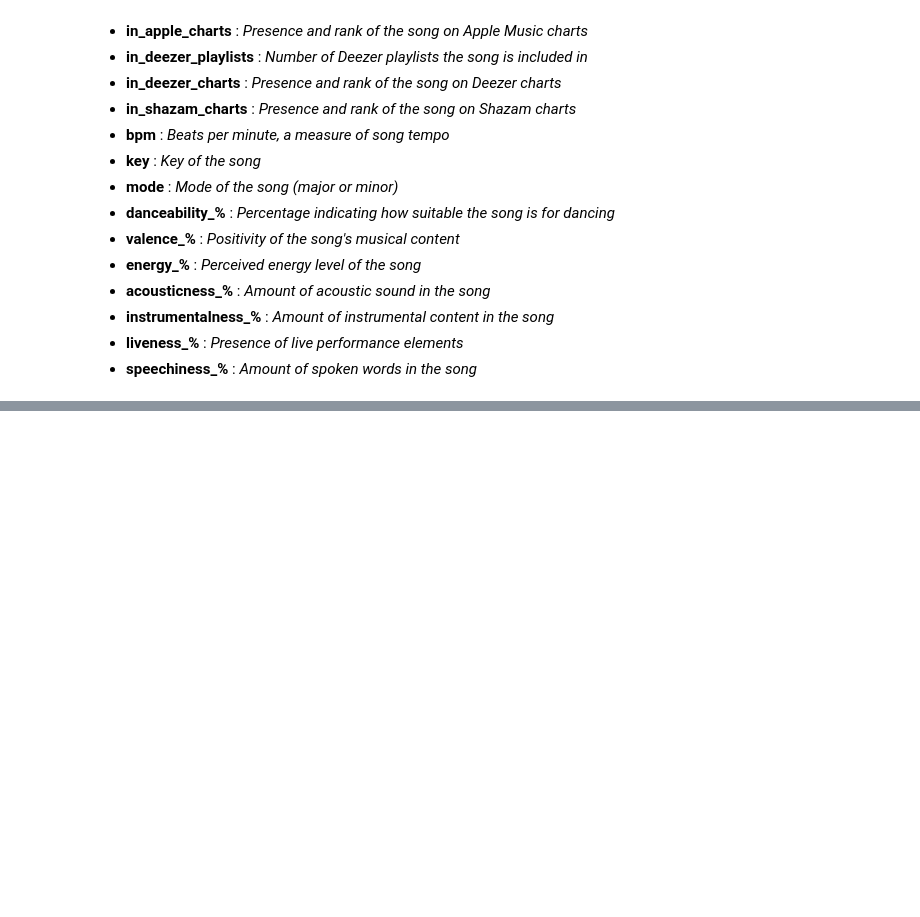
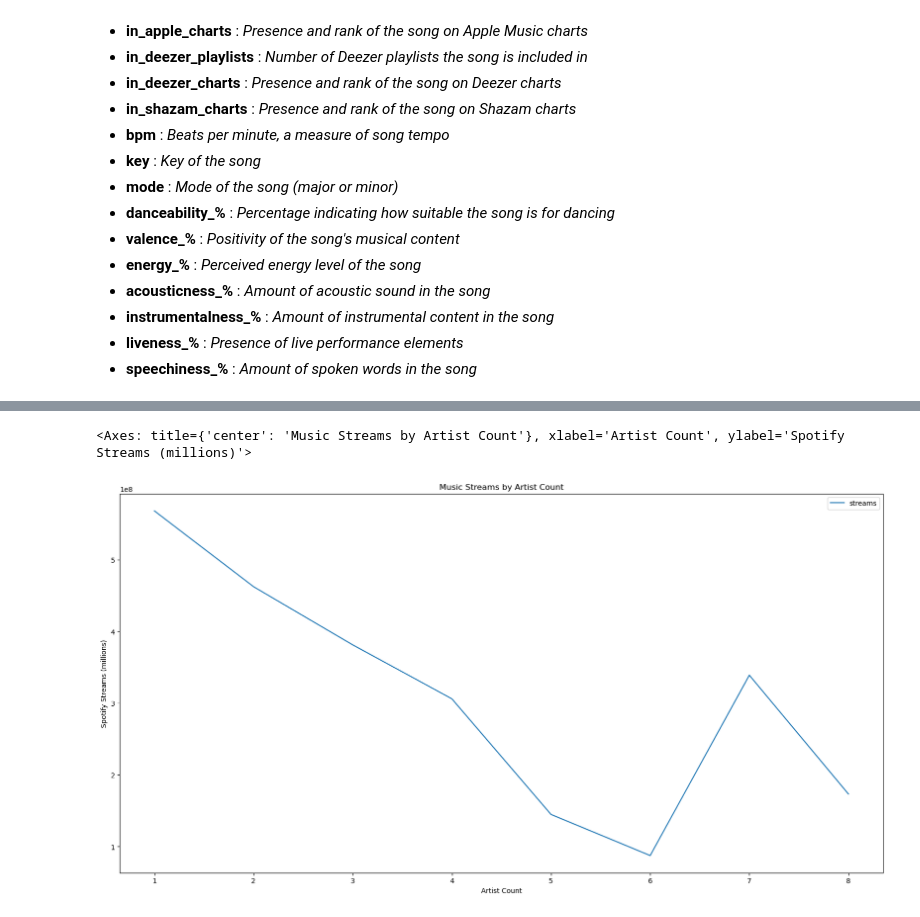
Before and after one commit to willablackmon/spotify_playlist_analysis, a Jupyter notebook: spotify_2023_data.ipynb, the cells around one changed output, grey strips where cells are left out. Saved outputs shown, nothing was run; the diff lists cells and outputs as text; code cells hidden in the pictures; blank space fills up the shorter version.

```diff
--- a/spotify_2023_data.ipynb
+++ b/spotify_2023_data.ipynb
@@ -130,0 +86,18 @@ None
+# %%
+#######################################
+# Convert three columns of objects to numeric:
+# errors='coerce' argument will replace all non-numeric values with NaN.)
+#######################################
+df_clean = df.copy()
+
+cols = ['streams','in_deezer_playlists','in_shazam_charts']
+df_clean[cols] = df_clean[cols].apply(pd.to_numeric, errors='coerce')
+# df_clean[cols] = pd.to_numeric(df_clean[cols],errors='coerce')
+
+###################################
+# Convert four columns of objects to strings:
+###################################
+str_cols = ['track_name','artist(s)_name','key','mode']
+df_clean[str_cols] = df_clean[str_cols].astype('string')
+
+display(df_clean.info())
@@ -130,0 +309,8 @@ None
+# %%
+# Edward A: DataFrame of artist_count and streams data grouped by artist_count
+
+#df_clean.info()
+#df_artists = df_clean[['artist_count', 'streams', 'in_spotify_playlists', 'in_spotify_charts', 'in_apple_playlists', 'in_apple_charts', 'in_deezer_playlists', 'in_deezer_charts', 'in_shazam_charts']]
+df_artists = df_clean[['artist_count', 'streams']]
+df_grouped_artists = df_artists.groupby(["artist_count"]).mean()
+df_grouped_artists
@@ -130,0 +328,7 @@ None
+# %%
+# Edward A: Plot the dataframe to visualize the correlation between both data.
+
+df_grouped_artists.plot(xlabel="Artist Count", ylabel="Spotify Streams (millions)", title="Music Streams by Artist Count",figsize=[20,10])
+# %% [output]
+<Axes: title={'center': 'Music Streams by Artist Count'}, xlabel='Artist Count', ylabel='Spotify Streams (millions)'>
+[figure, added]
```
Also changed, not shown: parts of 16 cells of this notebook.
